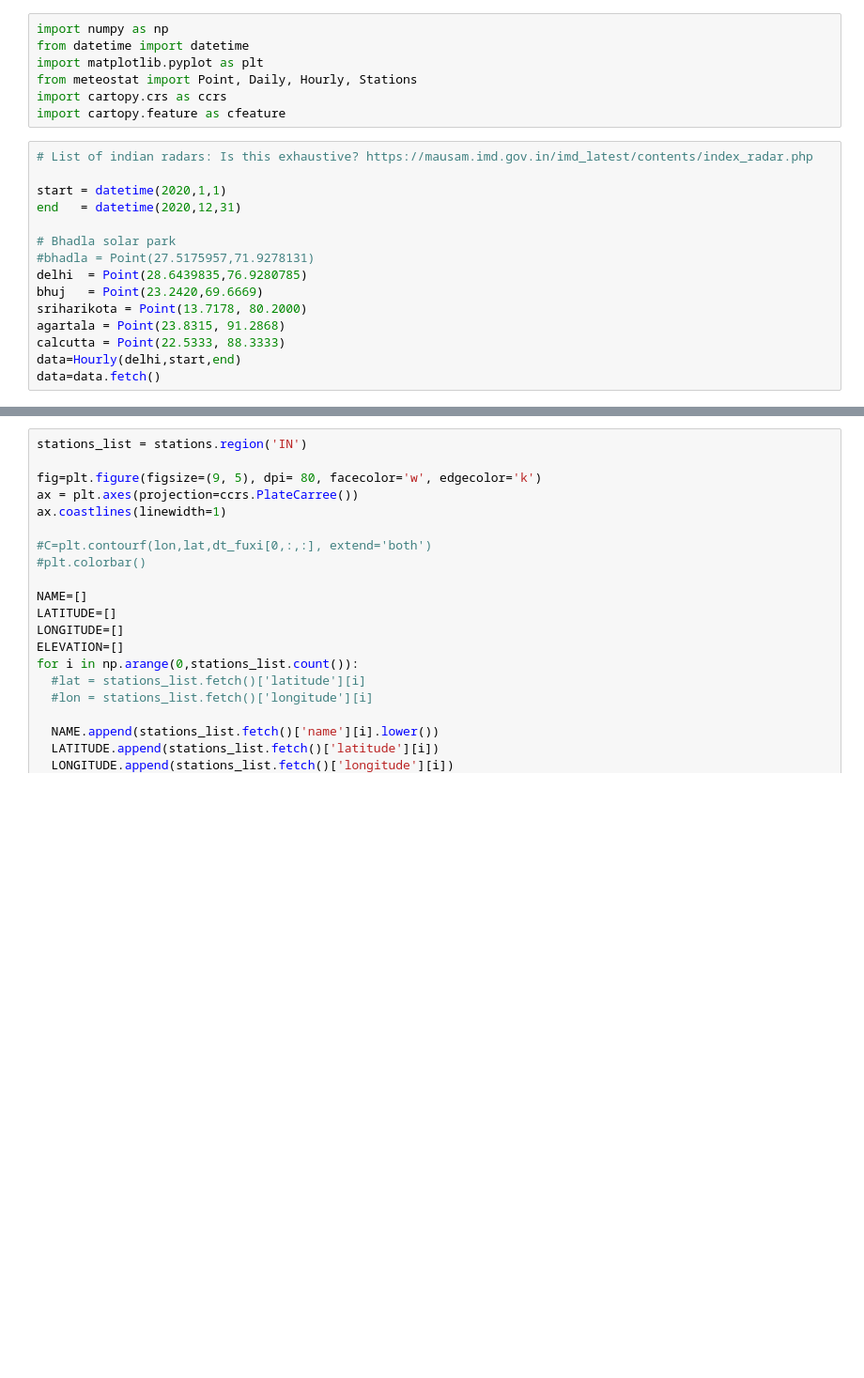
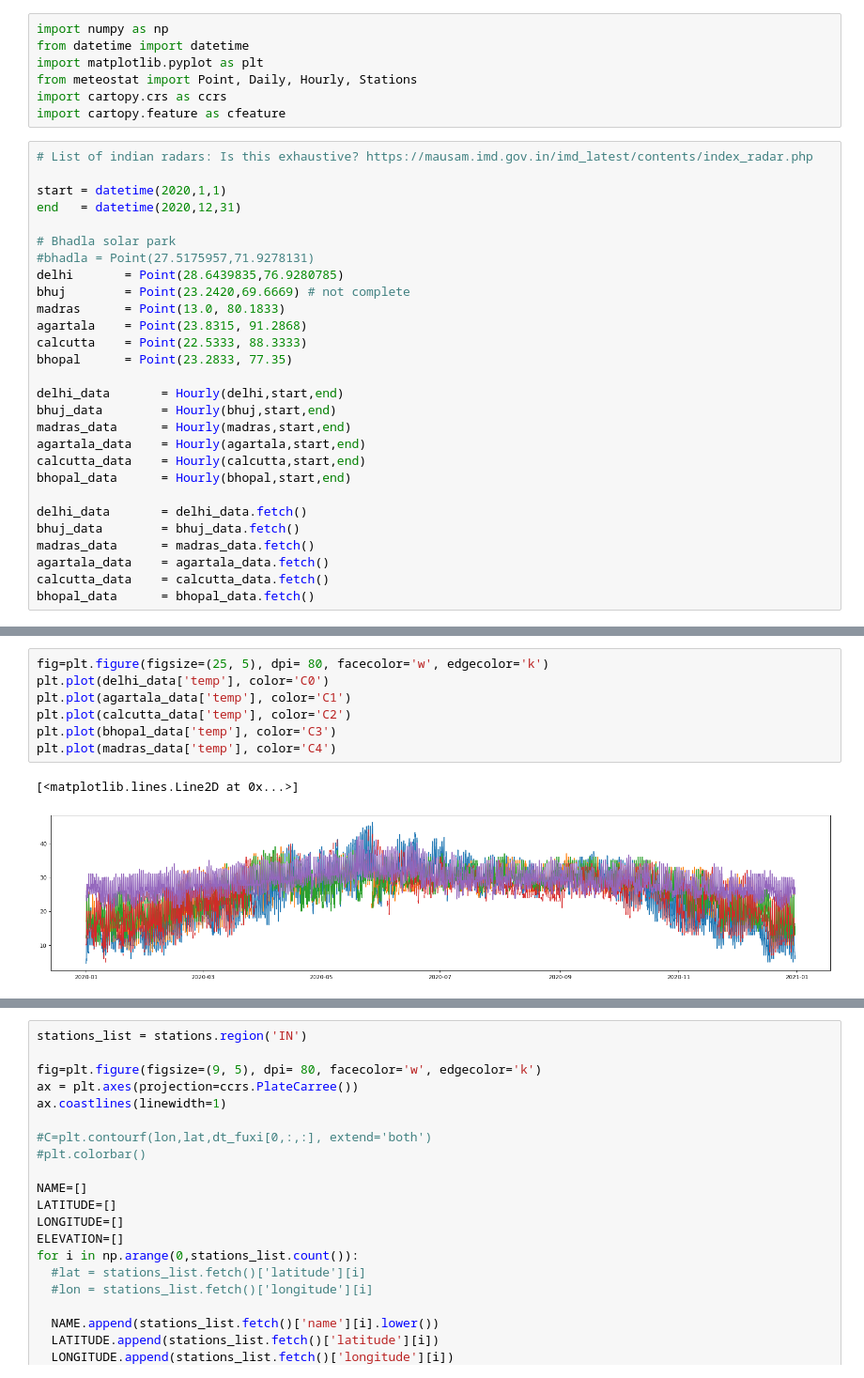
Before and after one commit to amangupta2/ai_weather, a Jupyter notebook: docs/source/wbx_quickstart.ipynb, the cells around one changed output, grey strips where cells are left out. Shown at 94% size. Saved outputs shown, nothing was run; the diff lists cells and outputs as text; blank space fills up the shorter version.

Commit message:
Added Meteostat code to read hourly data from a given radar station for a given period.

```diff
--- a/docs/source/wbx_quickstart.ipynb
+++ b/docs/source/wbx_quickstart.ipynb
@@ -47,12 +47,25 @@ end   = datetime(2020,12,31)
 
 # Bhadla solar park
 #bhadla = Point(27.5175957,71.9278131)
-delhi  = Point(28.6439835,76.9280785)
-bhuj   = Point(23.2420,69.6669)
-sriharikota = Point(13.7178, 80.2000)
-agartala = Point(23.8315, 91.2868)
-calcutta = Point(22.5333, 88.3333)
-data=Hourly(delhi,start,end)
-data=data.fetch()
+delhi       = Point(28.6439835,76.9280785)
+bhuj        = Point(23.2420,69.6669) # not complete
+madras      = Point(13.0, 80.1833)
+agartala    = Point(23.8315, 91.2868)
+calcutta    = Point(22.5333, 88.3333)
+bhopal      = Point(23.2833, 77.35)
+
+delhi_data       = Hourly(delhi,start,end)
+bhuj_data        = Hourly(bhuj,start,end)
+madras_data      = Hourly(madras,start,end)
+agartala_data    = Hourly(agartala,start,end)
+calcutta_data    = Hourly(calcutta,start,end)
+bhopal_data      = Hourly(bhopal,start,end)
+
+delhi_data       = delhi_data.fetch()
+bhuj_data        = bhuj_data.fetch()
+madras_data      = madras_data.fetch()
+agartala_data    = agartala_data.fetch()
+calcutta_data    = calcutta_data.fetch()
+bhopal_data      = bhopal_data.fetch()
 # %% [output]
 FutureWarning: 'H' is deprecated and will be removed in a future version, please use 'h' instead.
@@ -59,3 +79,13 @@ FutureWarning: 'H' is deprecated and will be removed in a future version, please
+# %%
+fig=plt.figure(figsize=(25, 5), dpi= 80, facecolor='w', edgecolor='k')
+plt.plot(delhi_data['temp'], color='C0')
+plt.plot(agartala_data['temp'], color='C1')
+plt.plot(calcutta_data['temp'], color='C2')
+plt.plot(bhopal_data['temp'], color='C3')
+plt.plot(madras_data['temp'], color='C4')
+# %% [output]
+[<matplotlib.lines.Line2D at 0x...>]
+[figure, added]
 # %%
 # Getting all weather stations by country
 stations = Stations()
```
Also changed, not shown: parts of 4 cells of this notebook.
